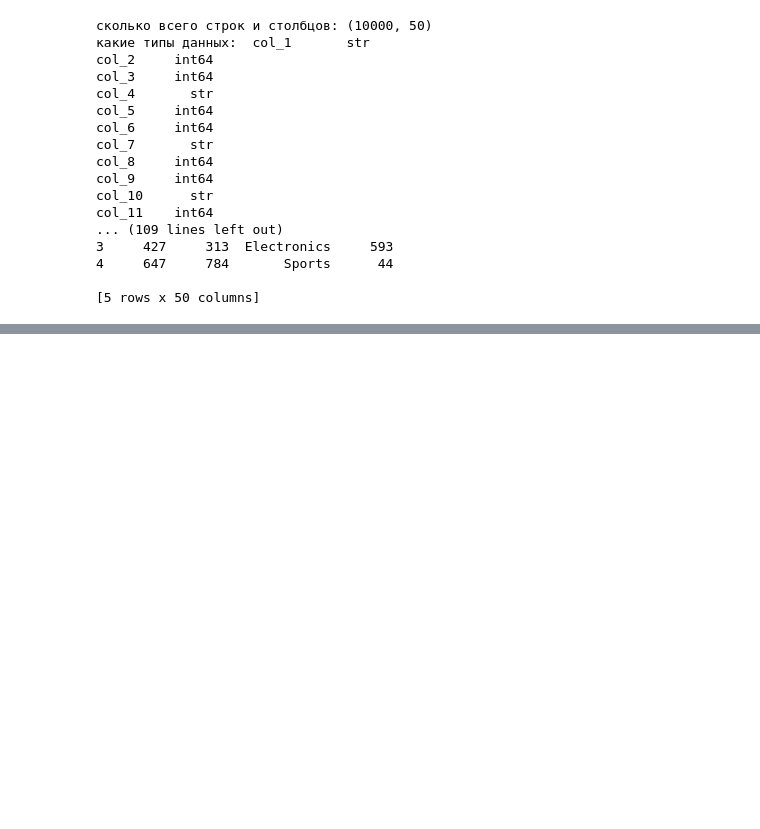
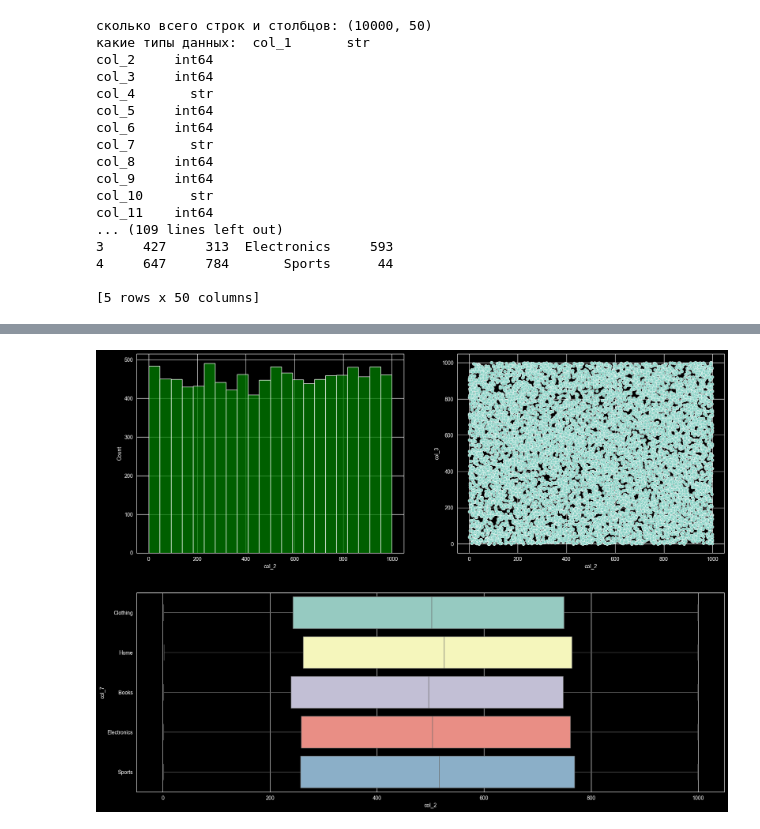
Before and after one commit to AZhaniya/hw, a Jupyter notebook: lab_works/lab_work7/lab7.ipynb, the cells around one changed output, grey strips where cells are left out. Cells and saved outputs as stored; diff of their text form; code cells hidden in the pictures; blank space fills up the shorter version.

```diff
--- a/lab_works/lab_work7/lab7.ipynb
+++ b/lab_works/lab_work7/lab7.ipynb
@@ -24,3 +26,15 @@ col_11    int64
 4     647     784       Sports      44
 
 [5 rows x 50 columns]
+# %%
+#2
+for c in df.columns:
+    con=pd.to_numeric(df[c], errors='coerce')
+    if con.notnull().sum()>(len(df)/2):
+        df[c]=con.fillna(con.mean()).astype(float)
+    else:
+        pass
+
+n=df.select_dtypes(include=['number']).columns
+
+print(df.head())
@@ -26,0 +59,7 @@ col_11    int64
+# %%
+#3
+import numpy as np
+df['total_value']=df['col_2']*df['col_3']
+df['double_stock']=df['col_3']*2
+df['log_price']=np.log(df['col_2'])
+print(df.head())
@@ -26,0 +84,14 @@ col_11    int64
+# %%
+#4
+import seaborn as sns
+import matplotlib.pyplot as plt
+plt.figure(figsize=(20, 15))
+plt.subplot(2, 2, 1)
+sns.histplot(df['col_2'], color='green')
+plt.subplot(2, 2, 2)
+sns.scatterplot(data=df, x='col_2', y='col_3')
+plt.subplot(2, 1, 2)
+sns.boxplot(data=df, x='col_2', y ='col_7', hue='col_7')
+plt.show()
+# %% [output]
+[figure, added]
```
Also changed, not shown: parts of 19 cells of this notebook, 1 other file.
